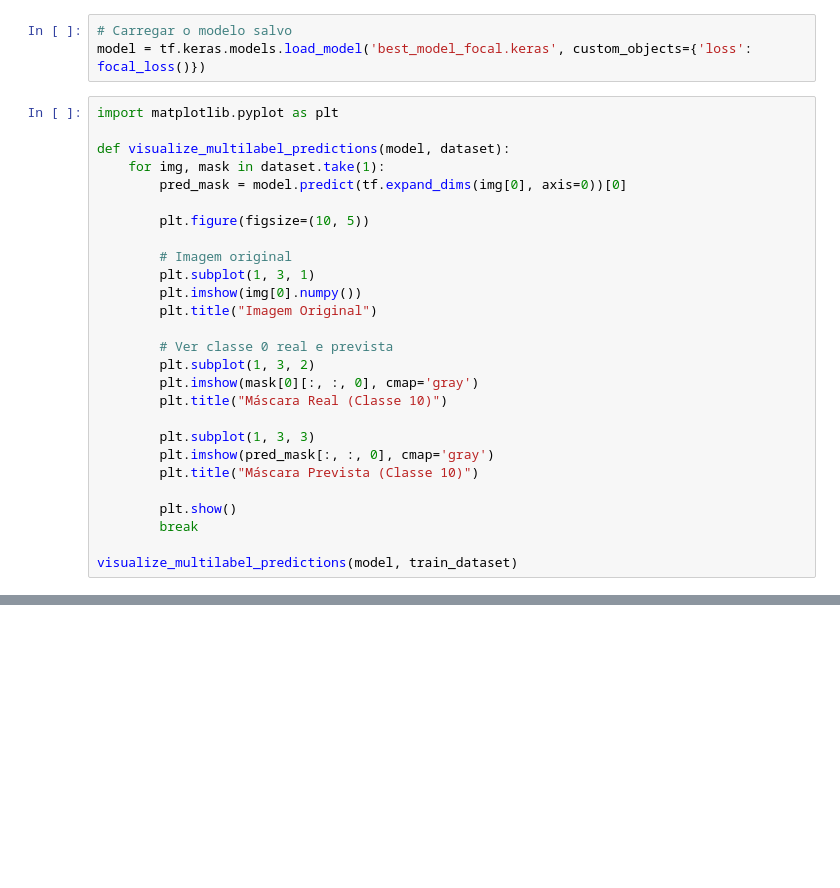
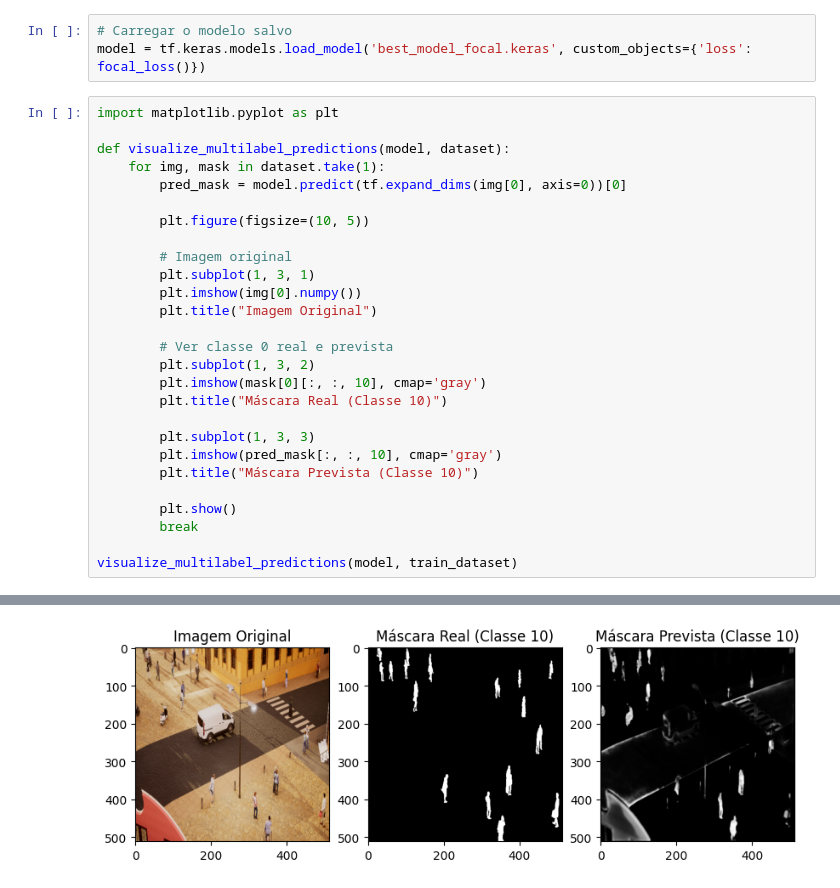
Before and after one commit to rpgouveia/pucpr_pibiti_semantic_segmentation, a Jupyter notebook: study_tf_unet_multilabel_model_v3.ipynb, the cells around one changed output, grey strips where cells are left out. Cells and saved outputs as stored; diff of their text form; blank space fills up the shorter version.

```diff
--- a/study_tf_unet_multilabel_model_v3.ipynb
+++ b/study_tf_unet_multilabel_model_v3.ipynb
@@ -608,14 +709,15 @@ def visualize_multilabel_predictions(model, dataset):
 
         # Ver classe 0 real e prevista
         plt.subplot(1, 3, 2)
-        plt.imshow(mask[0][:, :, 0], cmap='gray')
+        plt.imshow(mask[0][:, :, 10], cmap='gray')
         plt.title("Máscara Real (Classe 10)")
 
         plt.subplot(1, 3, 3)
-        plt.imshow(pred_mask[:, :, 0], cmap='gray')
+        plt.imshow(pred_mask[:, :, 10], cmap='gray')
         plt.title("Máscara Prevista (Classe 10)")
 
         plt.show()
         break
 
 visualize_multilabel_predictions(model, train_dataset)
+# %% [output]
@@ -621,0 +727 @@ visualize_multilabel_predictions(model, train_dataset)
+[figure, added]
```
Also changed, not shown: parts of 10 cells of this notebook.
